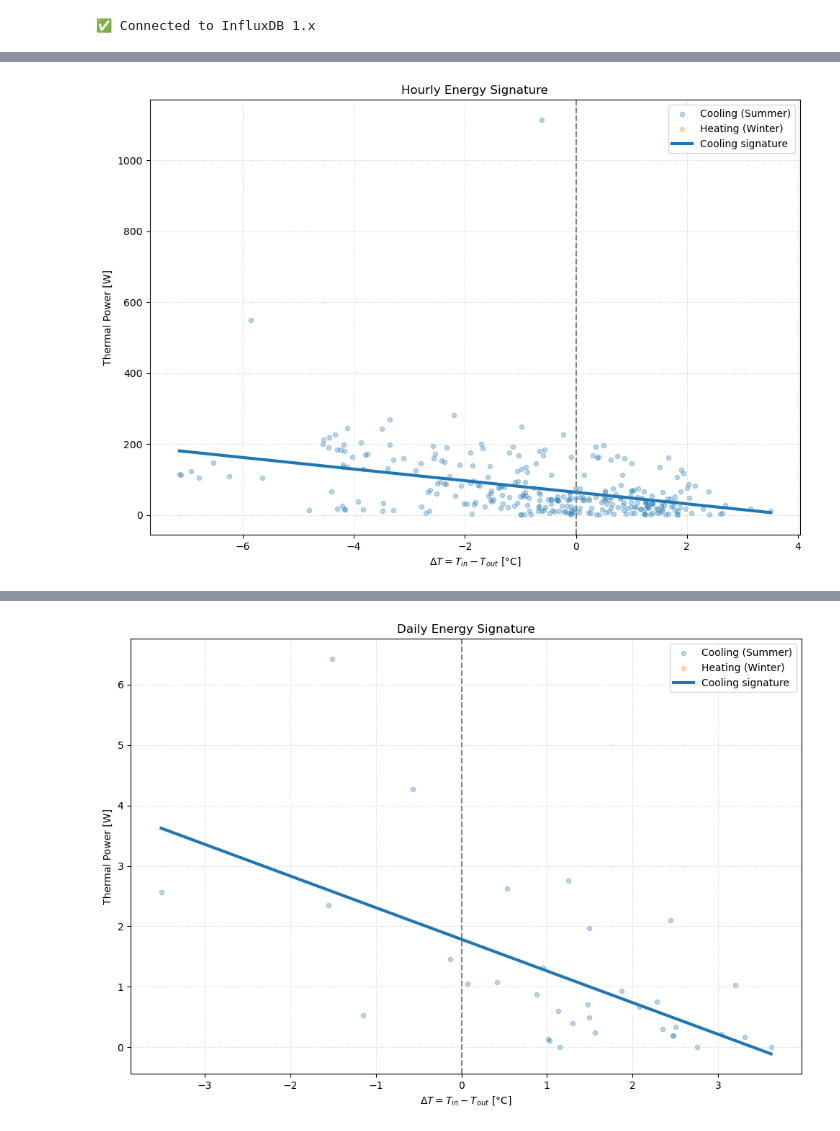
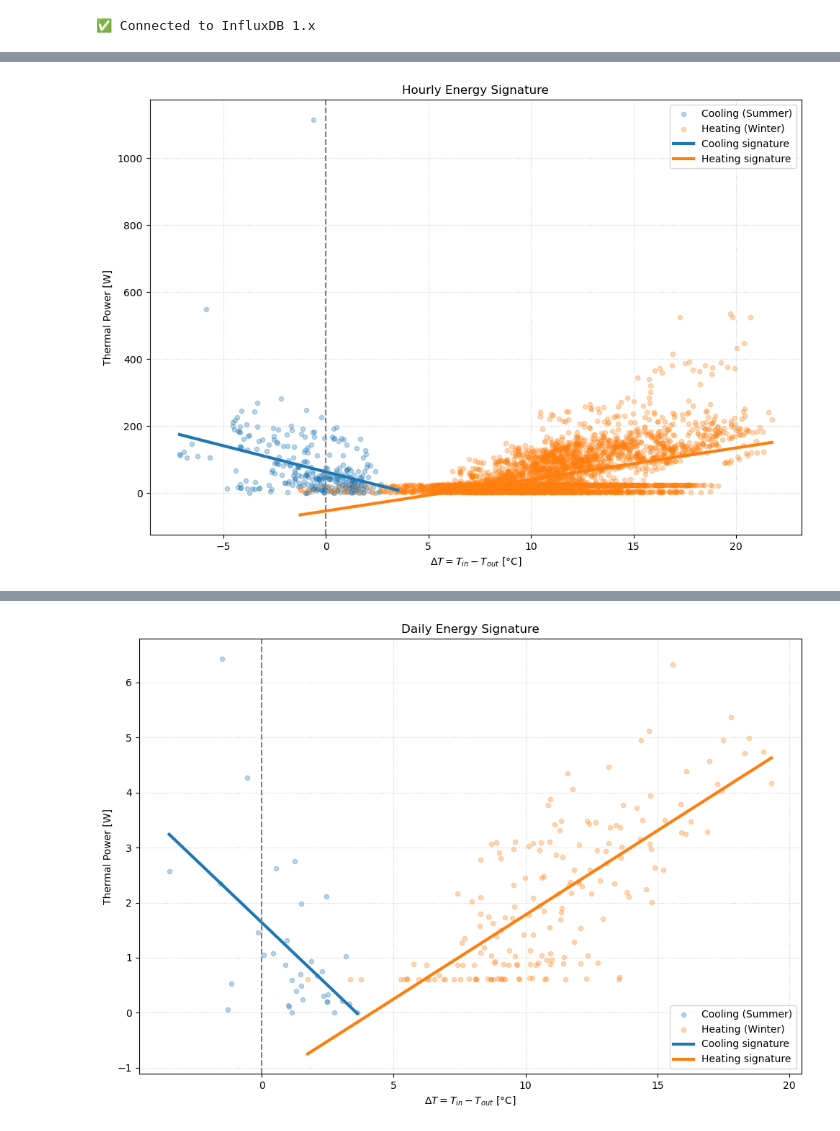
Before and after one commit to Lorenzo0126/ICT_in_building_design-Project, a Jupyter notebook: 2_building_management_system/EnergySignature.ipynb, the cells around one changed output, grey strips where cells are left out. Saved outputs shown, nothing was run; the diff lists cells and outputs as text; code cells hidden in the pictures.

```diff
--- a/2_building_management_system/EnergySignature.ipynb
+++ b/2_building_management_system/EnergySignature.ipynb
@@ -39,7 +39,6 @@ END = f"{YEAR + 1}-01-01T00:00:00Z"
 
 SECONDS_PER_INTERVAL = {
     '1h': 3600,
-    '30m': 1800,
     '1d': 86400,
     '7d': 7 * 86400,
     '30d': 30 * 86400
@@ -59,6 +58,26 @@ print("✅ Connected to InfluxDB 1.x")
 # %% [output]
 ✅ Connected to InfluxDB 1.x
 # %%
+def remove_iqr_outliers(df, column, k=1.5):
+    """
+    Remove low outliers from a DataFrame column using the IQR method.
+
+    Args:
+        df (pd.DataFrame): input DataFrame
+        column (str): column name to clean
+        k (float): IQR multiplier (1.5 = standard, 3.0 = conservative)
+
+    Returns:
+        pd.DataFrame: cleaned DataFrame
+    """
+    q1 = df[column].quantile(0.25)
+    q3 = df[column].quantile(0.75)
+    iqr = q3 - q1
+
+    lower = q1 - k * iqr
+
+    return df[(df[column] >= lower)]
+
 def plot_energy_signature(group_by_time, title, threshold):
     """
     Plots the Energy Signature of the building based on InfluxDB data.
@@ -73,7 +92,7 @@ def plot_energy_signature(group_by_time, title, threshold):
     """
     # Query the specific FMU fields
     influxql_query = f'''
-    SELECT MEAN("value") AS "val"
+    SELECT SUM("value") AS "val"
     FROM "{MEASUREMENT}"
     WHERE time >= '{START}'
         AND time < '{END}'
@@ -143,16 +162,16 @@ def plot_energy_signature(group_by_time, title, threshold):
     df_winter = df[is_heating_season].copy()
     print(f"Winter points before filtering: {len(df_winter)}")
 
-    # Keep only real heating operation
-    df_winter = df_winter[df_winter['QH'] > threshold]
+    # Filter out low heating power outliers
+    df_winter = remove_iqr_outliers(df_winter, 'QH', k=1.5)
     print(f"Winter points after filtering: {len(df_winter)}")
 
     # SUMMER (COOLING)
     df_summer = df[~is_heating_season].copy()
     print(f"Summer points before filtering: {len(df_summer)}")
 
-    # Keep only real cooling operation
-    df_summer = df_summer[df_summer['QC'] > threshold]
+    # Filter out low cooling power outliers
+    df_summer = remove_iqr_outliers(df_summer, 'QC', k=1.5)
     print(f"Summer points after filtering: {len(df_summer)}")
 
     plt.figure(figsize=(10, 7))
@@ -237,3 +256,3 @@ Summer points after filtering: 302
-[figure, old version]
+[figure, new version]
 Executing query with GROUP BY time(1d)...
                    time  val             name
@@ -252,2 +271,2 @@ Summer points after filtering: 34
-[figure, old version]
+[figure, new version]
 Executing query with GROUP BY time(7d)...
```
Also changed, not shown: parts of 1 cell of this notebook.
